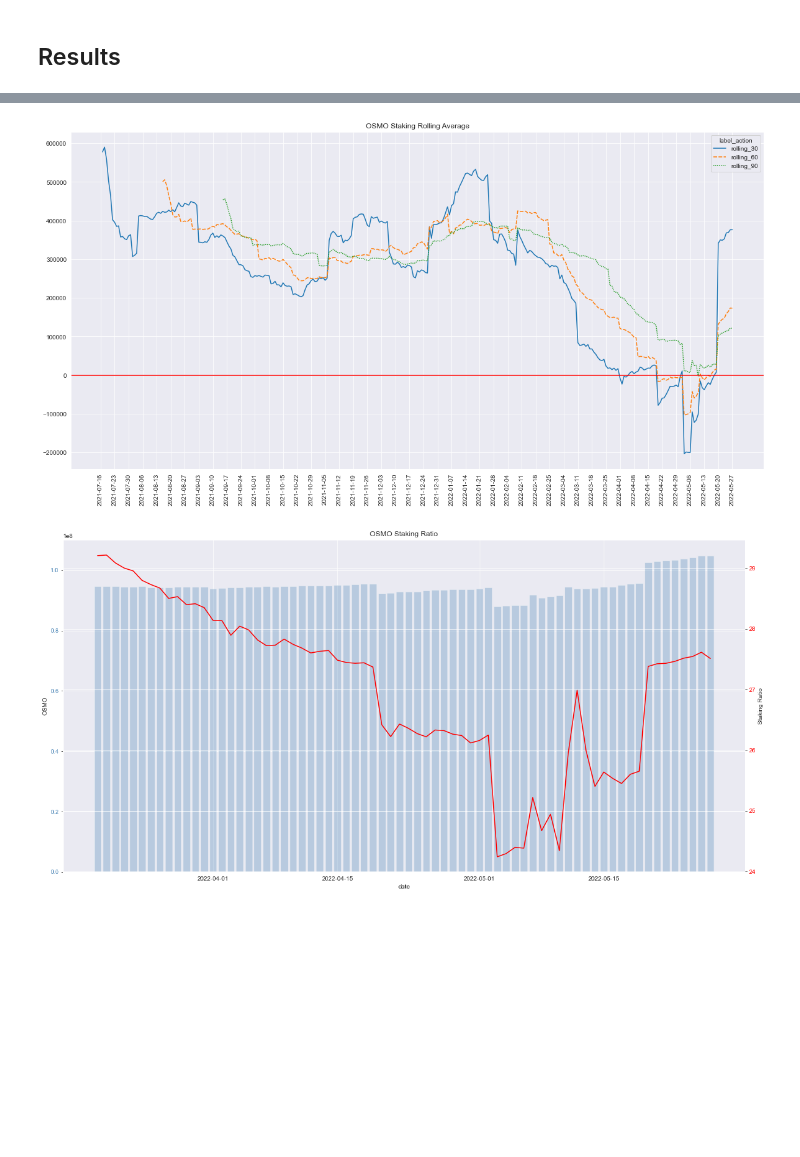
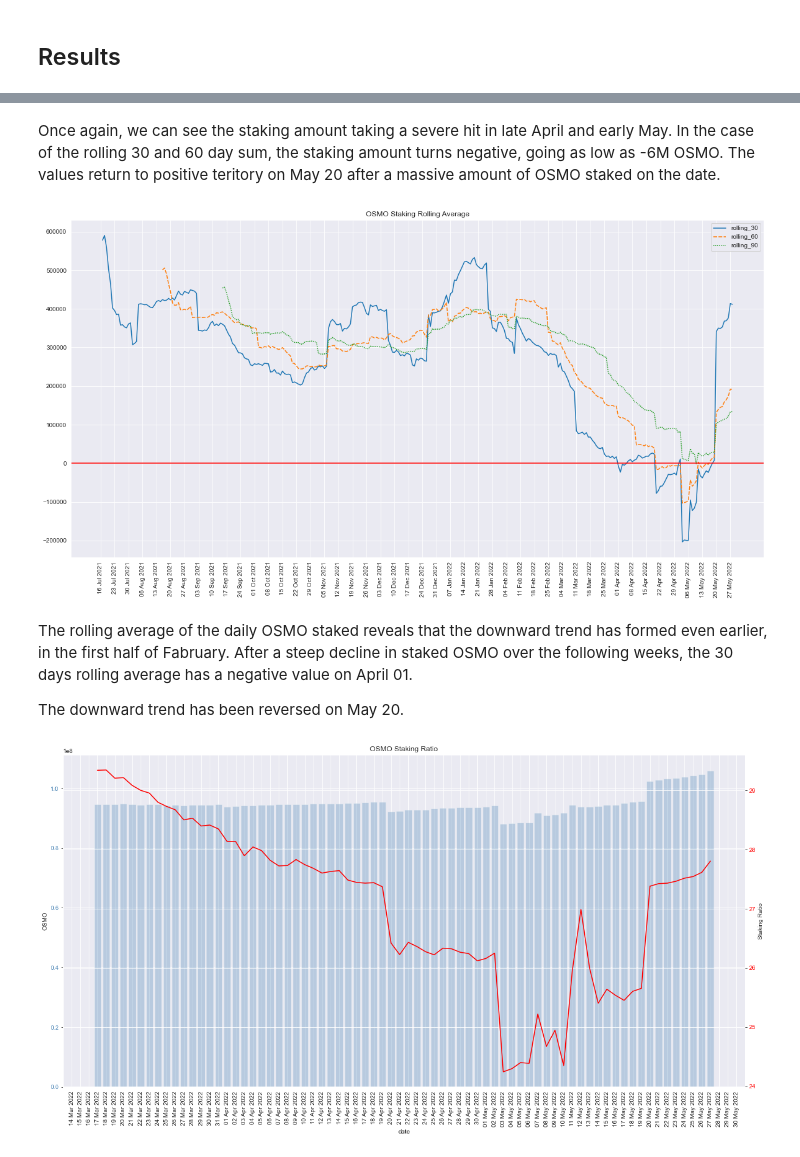
Before and after one commit to MeiLiing/flipside_bounties, a Jupyter notebook: osmosis_bounties/osmosis.ipynb, the cells around one changed output, grey strips where cells are left out. Drawn from its saved outputs; the diff is of its cells as text; code cells hidden in the pictures; blank space fills up the shorter version.

```diff
--- a/osmosis_bounties/osmosis.ipynb
+++ b/osmosis_bounties/osmosis.ipynb
@@ -219,3 +246,5 @@ plt.show()
+# %% [markdown]
+Once again, we can see the staking amount taking a severe hit in late April and early May. In the case of the rolling 30 and 60 day sum, the staking amount turns negative, going as low as -6M OSMO. The values return to positive teritory on May 20 after a massive amount of OSMO staked on the date.
 # %%
 plt.figure(figsize=(20,10))
 
@@ -225,42 +254,51 @@ sns.lineplot(data=df_rolavg[['date','rolling_30','rolling_60','rolling_90']])
 plt.axhline(0, color='red')
 plt.title('OSMO Staking Rolling Average')
 
-plt.xticks(range(28,344,7), rotation=90)
-ax.set_xticklabels([df_rolavg.date[x].strftime('%Y-%m-%d') for x in range(28,344,7)])
+plt.xticks(range(28,346,7), rotation=90)
+ax.set_xticklabels([df_cumulative.date[x].strftime('%d %b %Y') for x in range(28,344,7)])
 
 plt.show()
 # %% [output]
-[figure, old version]
+[figure, new version]
+# %% [markdown]
+The rolling average of the daily OSMO staked reveals that the downward trend has formed even earlier, in the first half of Fabruary. After a steep decline in staked OSMO over the following weeks, the 30 days rolling average has a negative value on April 01.
+
+The downward trend has been reversed on May 20.
 # %%
-cumulative = df_cumulative[df_cumulative.date >= '2022-03-19'].cumulative
-staking_ratio = df_cumulative[df_cumulative.date >= '2022-03-19'].staking_ratio
-d = df_cumulative[df_cumulative.date >= '2022-03-19'].date
+df_sliced = df_cumulative[(df_cumulative.date >= '2022-03-17') & (df_cumulative.date < '2022-05-28')]
+
+cumulative = df_sliced.cumulative
+staking_ratio = df_sliced.staking_ratio
+d = df_sliced.date
 
 def two_scales(ax1, date, data1, data2, c1, c2):
 
     ax2 = ax1.twinx()
 
     ax1.bar(date, data1, color=c1, alpha=0.3)
     ax1.set_xlabel('date')
     ax1.set_ylabel('OSMO')
 
     ax2.plot(date, data2, color=c2)
     ax2.set_ylabel('Staking Ratio')
     return ax1, ax2
 
 fig, ax = plt.subplots(figsize=(20,10))
+plt.xticks(rotation=90)
+ax.xaxis.set_major_locator(mdates.DayLocator(interval=1))
+ax.xaxis.set_major_formatter(mdates.DateFormatter("%d %b %Y"))
+
 ax1, ax2 = two_scales(ax, d, cumulative, staking_ratio, 'steelblue', 'r')
 plt.title('OSMO Staking Ratio')
 
 def color_y_axis(ax, color):
-    """Color your axes."""
     for t in ax.get_yticklabels():
         t.set_color(color)
     return None
 
 color_y_axis(ax1, 'steelblue')
 color_y_axis(ax2, 'r')
 
 plt.show()
 # %% [output]
-[figure, old version]
+[figure, new version]
```
Also changed, not shown: parts of 15 cells of this notebook.
